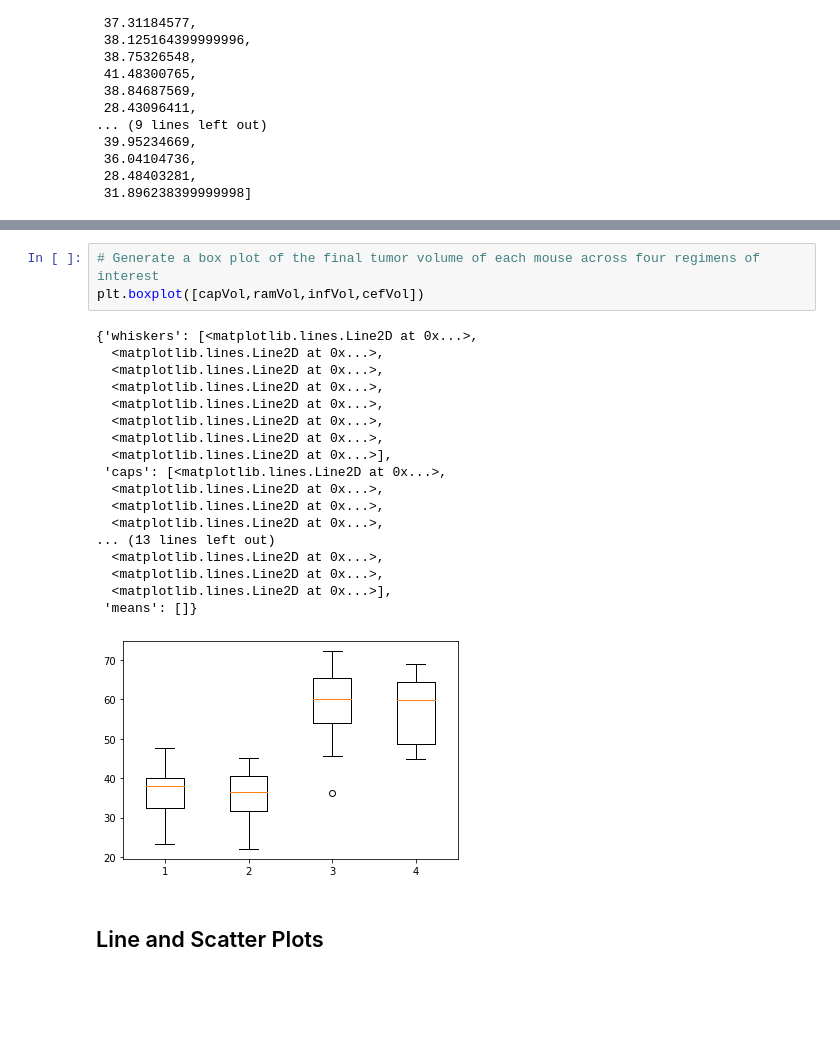
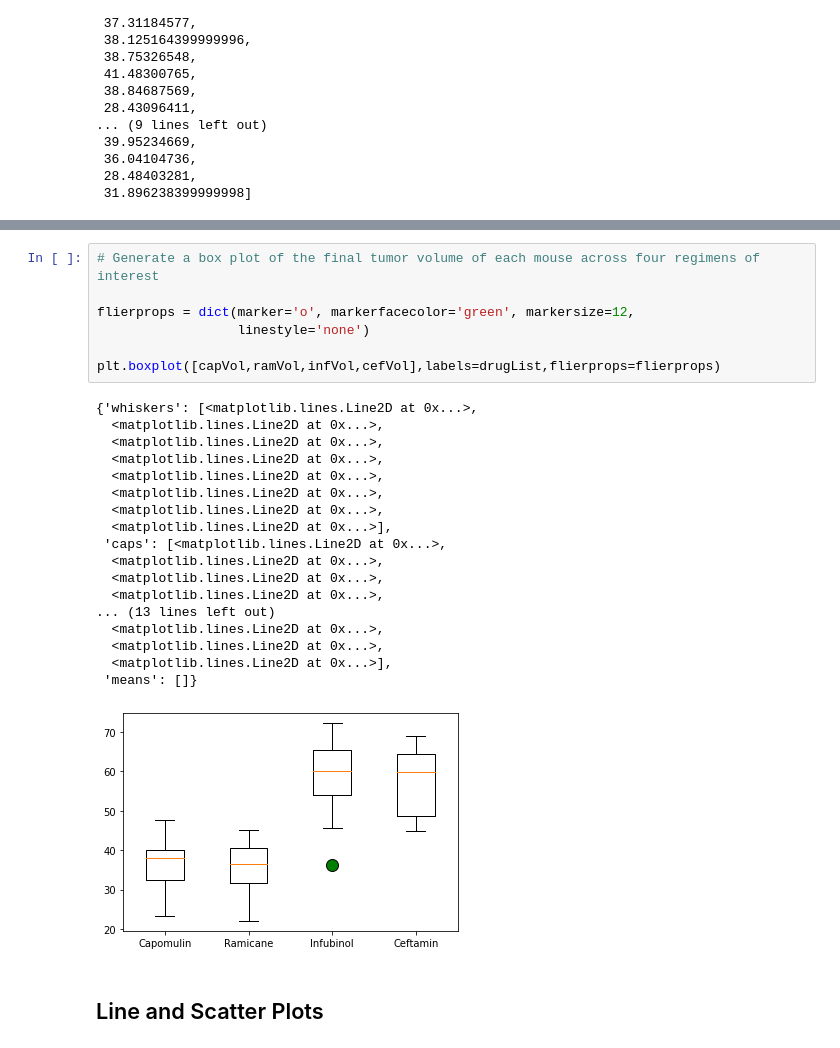
Before and after one commit to RinerAlexander/MatPlotLib-Chalenge, a Jupyter notebook: Pymaceuticals/pymaceuticals_starter.ipynb, the cells around one changed output, grey strips where cells are left out. Saved outputs shown, nothing was run; the diff lists cells and outputs as text; blank space fills up the shorter version.

```diff
--- a/Pymaceuticals/pymaceuticals_starter.ipynb
+++ b/Pymaceuticals/pymaceuticals_starter.ipynb
@@ -223,25 +227,29 @@ cefQuartiles=[cefVol.quantile(x) for x in np.arange(.25,1.25,.25)]
 # %%
 # Generate a box plot of the final tumor volume of each mouse across four regimens of interest
-plt.boxplot([capVol,ramVol,infVol,cefVol])
+
+flierprops = dict(marker='o', markerfacecolor='green', markersize=12,
+                  linestyle='none')
+
+plt.boxplot([capVol,ramVol,infVol,cefVol],labels=drugList,flierprops=flierprops)
 # %% [output]
 {'whiskers': [<matplotlib.lines.Line2D at 0x...>,
   <matplotlib.lines.Line2D at 0x...>,
   <matplotlib.lines.Line2D at 0x...>,
   <matplotlib.lines.Line2D at 0x...>,
   <matplotlib.lines.Line2D at 0x...>,
   <matplotlib.lines.Line2D at 0x...>,
   <matplotlib.lines.Line2D at 0x...>,
   <matplotlib.lines.Line2D at 0x...>],
  'caps': [<matplotlib.lines.Line2D at 0x...>,
   <matplotlib.lines.Line2D at 0x...>,
   <matplotlib.lines.Line2D at 0x...>,
   <matplotlib.lines.Line2D at 0x...>,
 ... (13 lines left out)
   <matplotlib.lines.Line2D at 0x...>,
   <matplotlib.lines.Line2D at 0x...>,
   <matplotlib.lines.Line2D at 0x...>],
  'means': []}
-[figure, old version]
+[figure, new version]
 # %% [markdown]
 ## Line and Scatter Plots
 # %%
```
Also changed, not shown: parts of 1 cell of this notebook.
